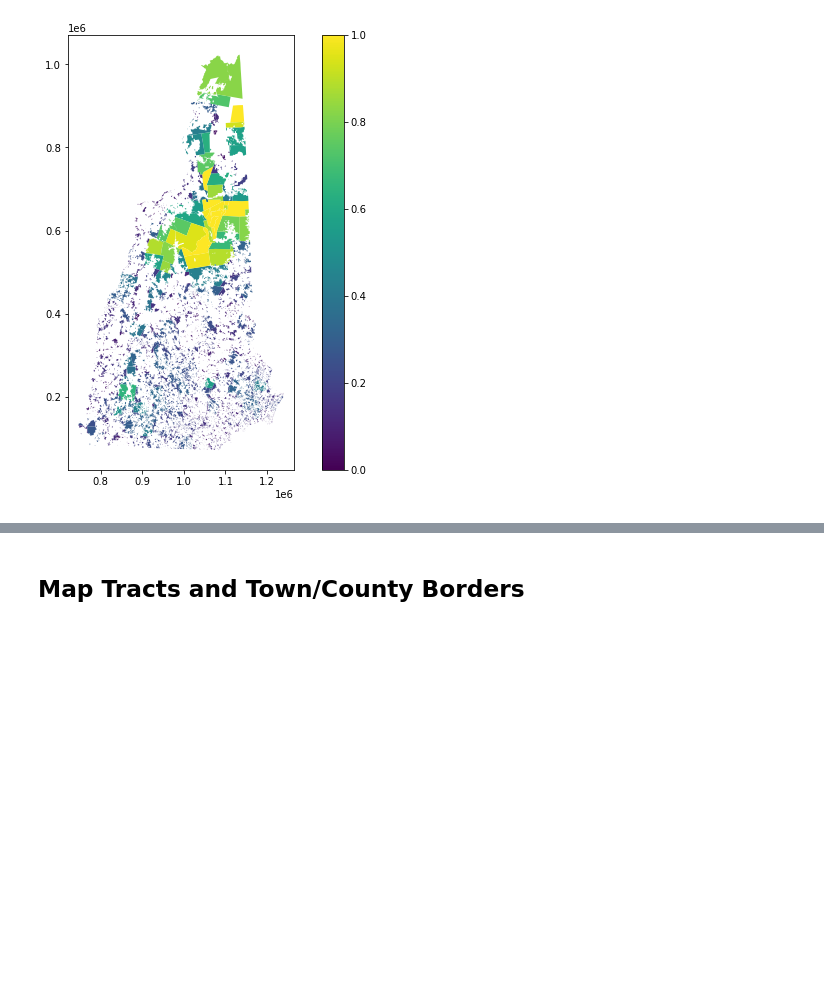
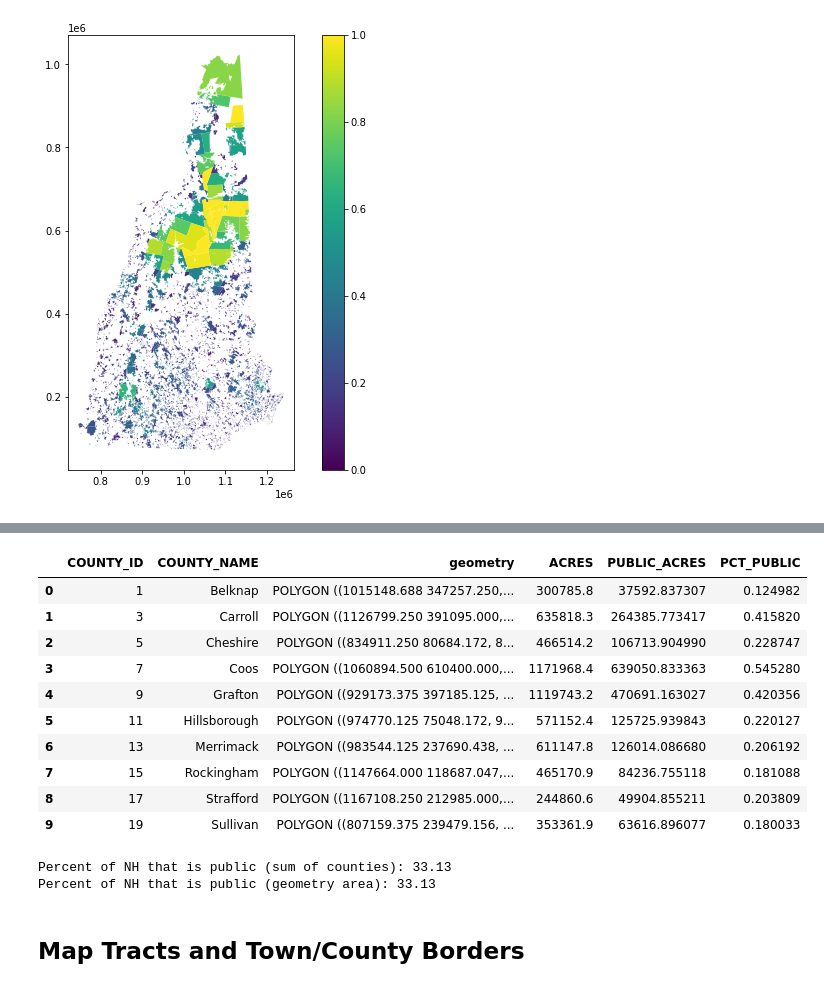
Before and after one commit to HKuz/Environmental_Mapping, a Jupyter notebook: Data_Extraction.ipynb, the cells around one changed output, grey strips where cells are left out. Drawn from its saved outputs; the diff is of its cells as text; code cells hidden in the pictures; blank space fills up the shorter version.

Commit message:
feat: add county and state percent calcs

```diff
--- a/Data_Extraction.ipynb
+++ b/Data_Extraction.ipynb
@@ -420,3 +430,8 @@ town_public_acreage.plot('PCT_PUBLIC',
 # %% [output]
 <AxesSubplot:>
 [figure]
+# %%
+# Calculate percents by county
+county_public_acreage = town_public_acreage.groupby('COUNTY')[['ACRES', 'PUBLIC_ACRES']].sum()
+county_public_acreage['PCT_PUBLIC'] = county_public_acreage['PUBLIC_ACRES'] / county_public_acreage['ACRES']
+county_public_acreage
@@ -423,3 +451,36 @@ town_public_acreage.plot('PCT_PUBLIC',
+# %%
+# Add percent data to counties DataFrame
+counties = pd.merge(counties,
+                    county_public_acreage,
+                    on=None,
+                    left_on='COUNTY_ID',
+                    right_index=True)
+
+counties
+# %% [output]
+|  | COUNTY_ID | COUNTY_NAME | geometry | ACRES | PUBLIC_ACRES | PCT_PUBLIC |
+| 0 | 1 | Belknap | POLYGON ((1015148.688 347257.250,... | 300785.8 | 37592.837307 | 0.124982 |
+| 1 | 3 | Carroll | POLYGON ((1126799.250 391095.000,... | 635818.3 | 264385.773417 | 0.415820 |
+| 2 | 5 | Cheshire | POLYGON ((834911.250 80684.172, 8... | 466514.2 | 106713.904990 | 0.228747 |
+| 3 | 7 | Coos | POLYGON ((1060894.500 610400.000,... | 1171968.4 | 639050.833363 | 0.545280 |
+| 4 | 9 | Grafton | POLYGON ((929173.375 397185.125, ... | 1119743.2 | 470691.163027 | 0.420356 |
+| 5 | 11 | Hillsborough | POLYGON ((974770.125 75048.172, 9... | 571152.4 | 125725.939843 | 0.220127 |
+| 6 | 13 | Merrimack | POLYGON ((983544.125 237690.438, ... | 611147.8 | 126014.086680 | 0.206192 |
+| 7 | 15 | Rockingham | POLYGON ((1147664.000 118687.047,... | 465170.9 | 84236.755118 | 0.181088 |
+| 8 | 17 | Strafford | POLYGON ((1167108.250 212985.000,... | 244860.6 | 49904.855211 | 0.203809 |
+| 9 | 19 | Sullivan | POLYGON ((807159.375 239479.156, ... | 353361.9 | 63616.896077 | 0.180033 |
+# %%
+# Total percent of NH that is public
+nh_pct_public_sum = counties['PUBLIC_ACRES'].sum() / counties['ACRES'].sum()
+print(f'Percent of NH that is public (sum of counties): {nh_pct_public_sum*100:.2f}')  # 33.13
+
+# nh_acres = sq_ft_to_acres(counties['geometry'].unary_union.area)
+# public_acres = sq_ft_to_acres(public['geometry'].unary_union.area)
+# nh_pct_public_calc = public_acres / nh_acres
+# print(f'Percent of NH that is public (geometry area): {nh_pct_public_calc*100:.2f}')  # 33.13
+# %% [output]
+Percent of NH that is public (sum of counties): 33.13
+Percent of NH that is public (geometry area): 33.13
 # %% [markdown]
 ## Map Tracts and Town/County Borders
 # %%
```
Also changed, not shown: parts of 2 cells of this notebook.
